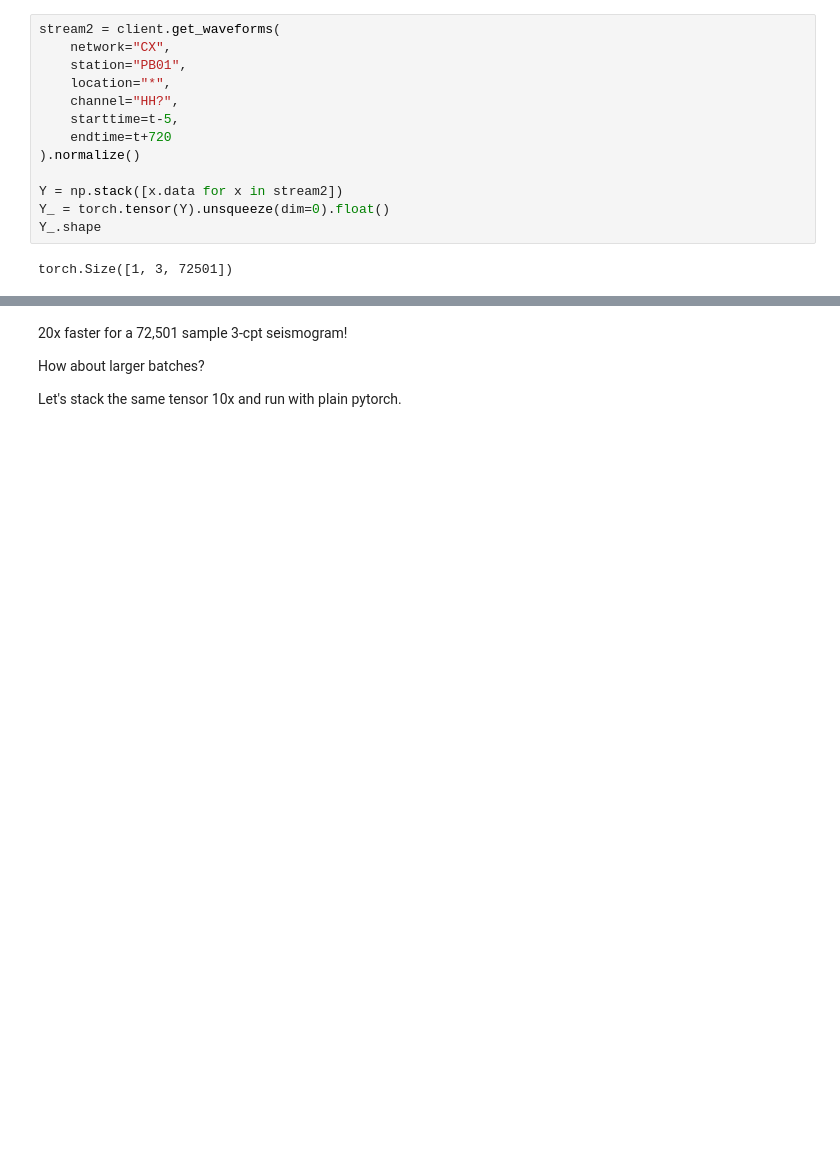
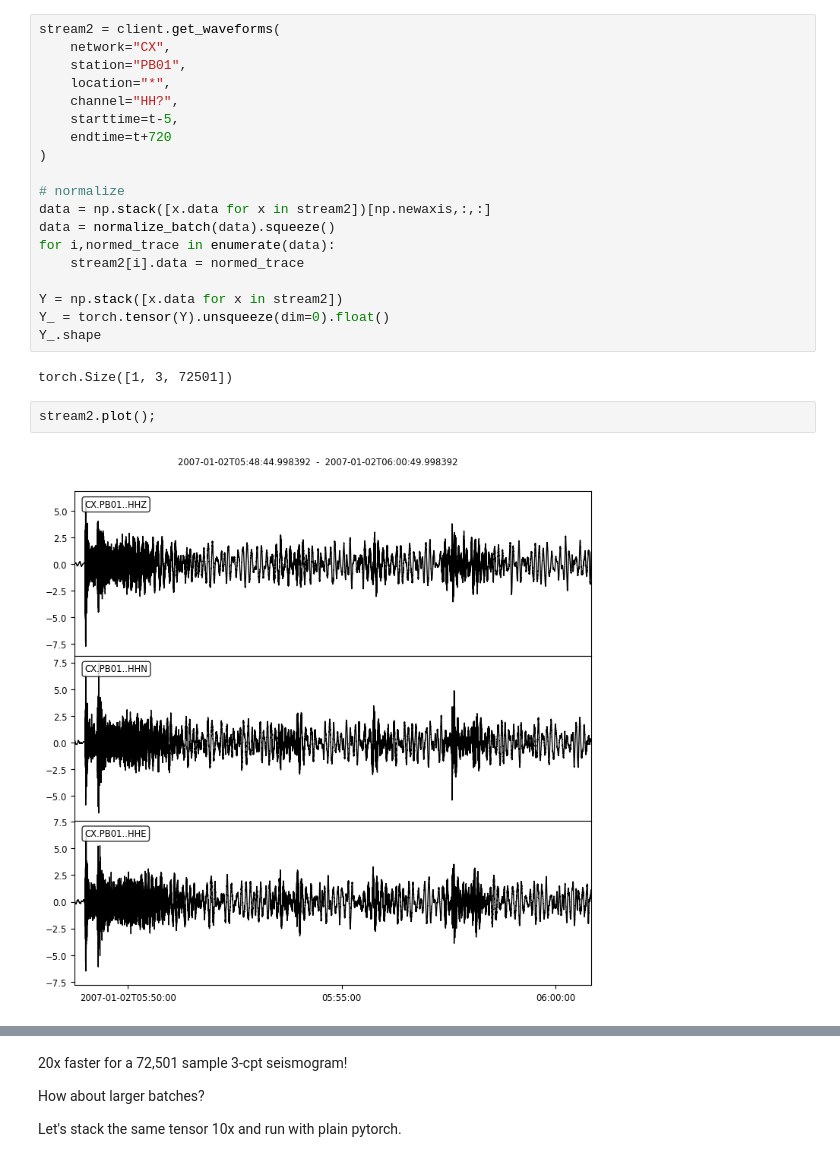
Before and after one commit to ngroebner/seisbench, a Jupyter notebook: examples/phasenet-pytorch.ipynb, the cells around one changed output, grey strips where cells are left out. Drawn from its saved outputs; the diff is of its cells as text; blank space fills up the shorter version.

```diff
--- a/examples/phasenet-pytorch.ipynb
+++ b/examples/phasenet-pytorch.ipynb
@@ -71,13 +123,23 @@ stream2 = client.get_waveforms(
     channel="HH?",
     starttime=t-5,
     endtime=t+720
-).normalize()
+)
+
+# normalize
+data = np.stack([x.data for x in stream2])[np.newaxis,:,:]
+data = normalize_batch(data).squeeze()
+for i,normed_trace in enumerate(data):
+    stream2[i].data = normed_trace
 
 Y = np.stack([x.data for x in stream2])
 Y_ = torch.tensor(Y).unsqueeze(dim=0).float()
 Y_.shape
 # %% [output]
 torch.Size([1, 3, 72501])
+# %%
+stream2.plot();
+# %% [output]
+[figure, added]
 # %%
 %timeit _ = pnmodel.annotate(stream2)
 # %% [output]
```
Also changed, not shown: parts of 13 cells of this notebook.
